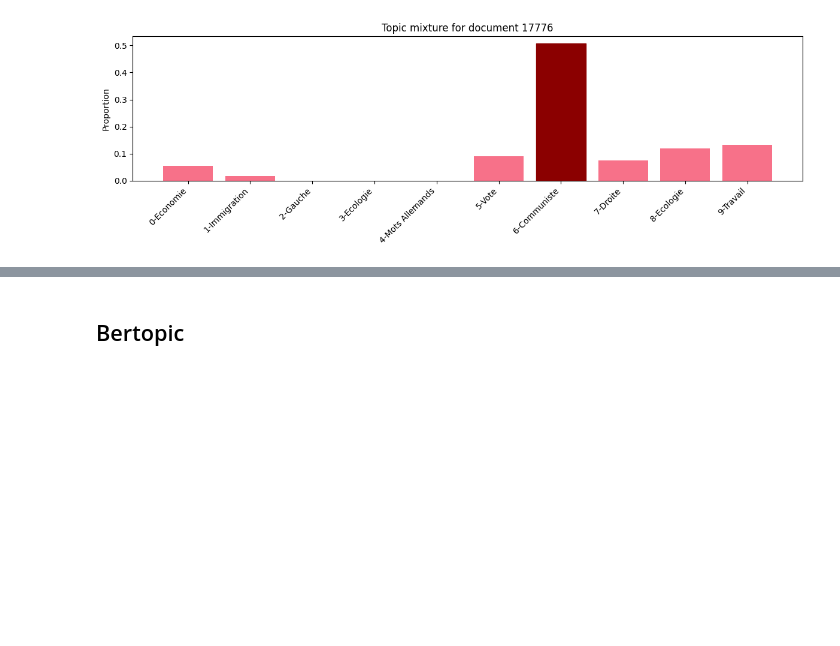
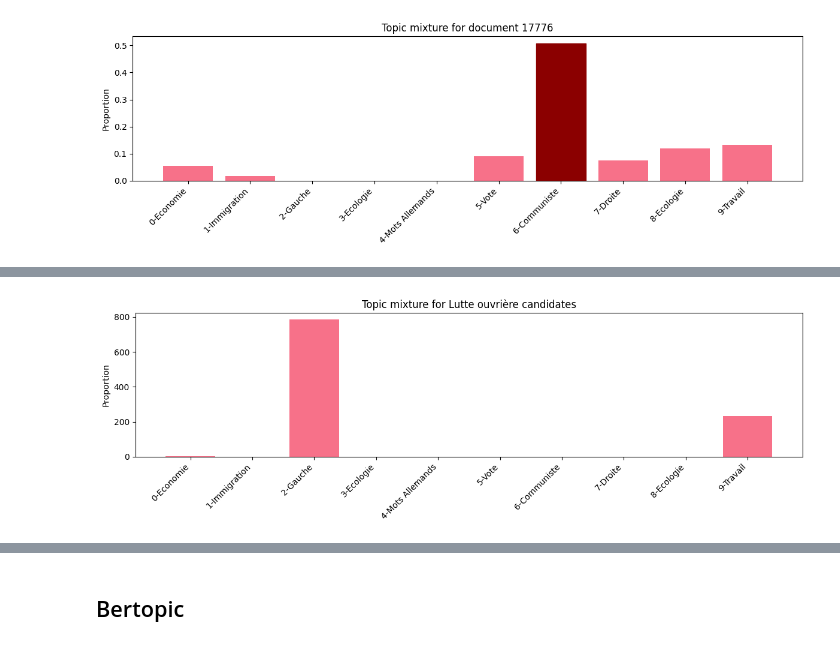
Before and after one commit to victorgalmiche/ENSAE_NLP_project, a Jupyter notebook: notebooks/topic_modeling.ipynb, the cells around one changed output, grey strips where cells are left out. Cells and saved outputs as stored; diff of their text form; code cells hidden in the pictures; blank space fills up the shorter version.

```diff
--- a/notebooks/topic_modeling.ipynb
+++ b/notebooks/topic_modeling.ipynb
@@ -428,0 +444,15 @@ l'environnement ... expriment le courage e
+# %%
+# Do the same for Lutte ouvrière
+df_ps = df[df['titulaire-soutien']=='Lutte ouvrière']
+topic_distribution = df_ps['dominant_topic'].value_counts().reindex(range(n_topics), fill_value=0)
+
+
+plt.figure(figsize=(12,4))
+bars = plt.bar(topic_names, topic_distribution)
+plt.xticks(rotation=45, ha="right")
+plt.ylabel("Proportion")
+plt.title("Topic mixture for Lutte ouvrière candidates")
+plt.tight_layout()
+plt.show()
+# %% [output]
+[figure, added]
```
Also changed, not shown: parts of 2 cells of this notebook, 3 other files.
